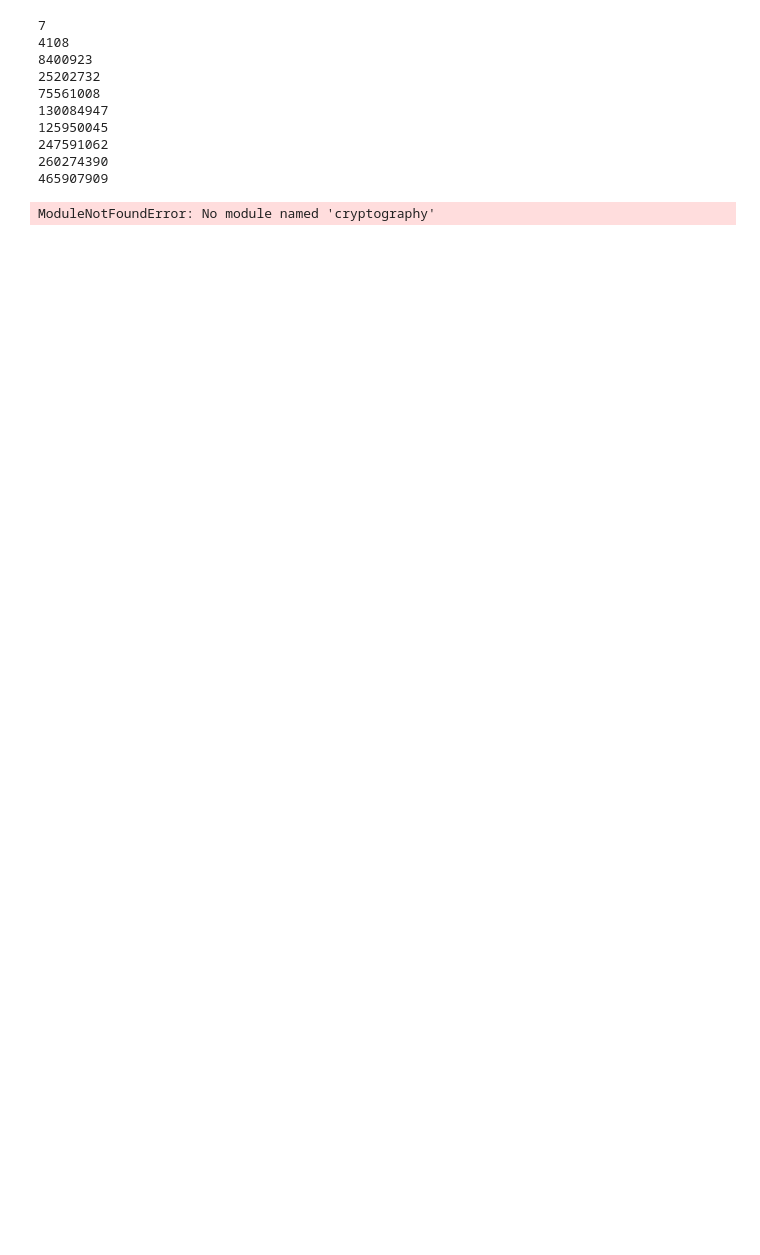
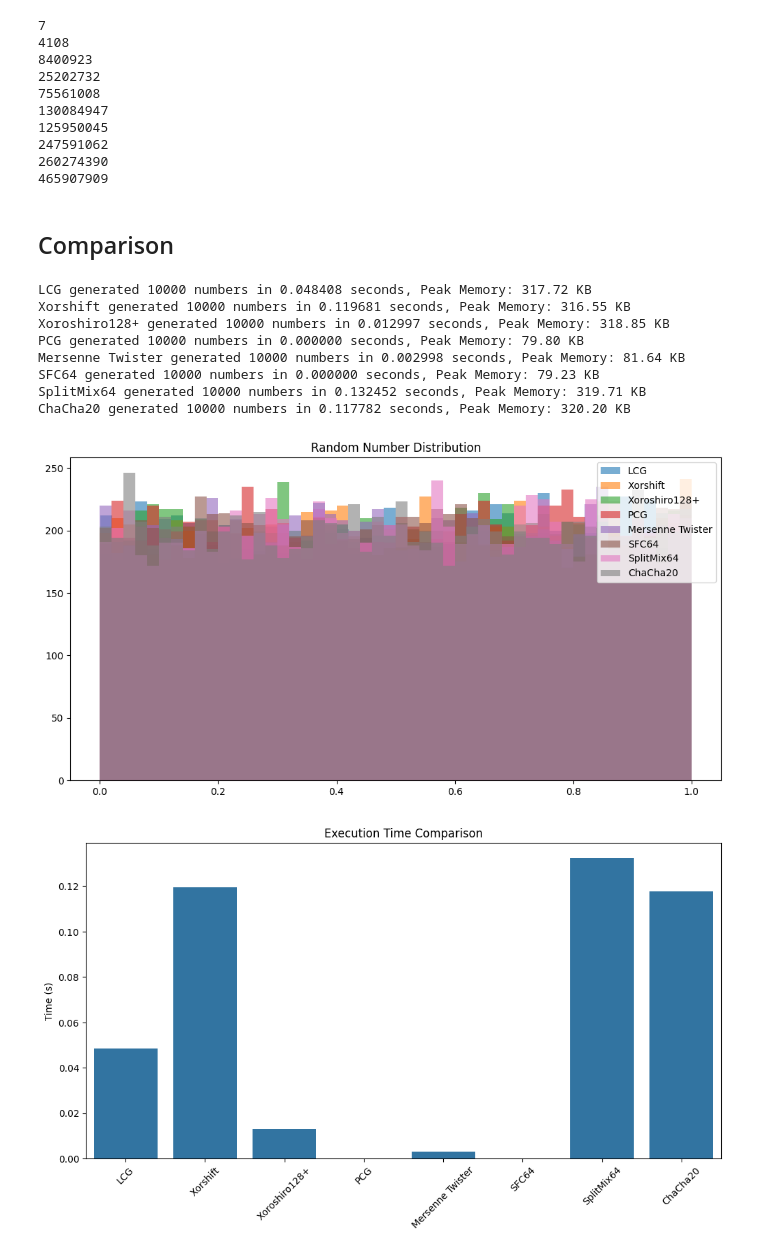
Before and after one commit to madusanakcs/RNG_Algorithms-, a Jupyter notebook: RNG.ipynb, the cells around one changed output. Cells and saved outputs as stored; diff of their text form; code cells hidden in the pictures; blank space fills up the shorter version.

```diff
--- a/RNG.ipynb
+++ b/RNG.ipynb
@@ -252,12 +256,18 @@ if __name__ == "__main__":
 247591062
 260274390
 465907909
+# %% [markdown]
+## Comparison
 # %%
 import numpy as np
 import random
 import time
 import matplotlib.pyplot as plt
+import seaborn as sns
+import tracemalloc
 from numpy.random import MT19937, PCG64, Philox, SFC64
+from secrets import token_bytes
+from cryptography.hazmat.primitives.ciphers import Cipher, algorithms, modes
 
 # Linear Congruential Generator (LCG)
 def lcg(seed=42, a=1664525, c=1013904223, m=2**32, n=10000):
@@ -322,40 +332,75 @@ def splitmix_rng(n=10000, seed=42):
     return [rng.next() for _ in range(n)]
 
 # ChaCha20 RNG
-from secrets import token_bytes
-from cryptography.hazmat.primitives.ciphers import Cipher, algorithms, modes
-
-def chacha20_rng(n=10000, seed=b"0123456789abcdef" * 2):
+def chacha20_rng(n=10000, seed=b"0123456789abcdef0123456789abcdef"):
     key = seed[:32]  # 256-bit key
-    nonce = seed[:12]  # 96-bit nonce
+    nonce = seed[:16]  # 128-bit nonce
     cipher = Cipher(algorithms.ChaCha20(key, nonce), mode=None)
     encryptor = cipher.encryptor()
     rand_nums = [int.from_bytes(encryptor.update(token_bytes(4)), 'big') / 0xFFFFFFFF for _ in range(n)]
     return rand_nums
 
-# Timing and Visualization
+# Timing, Memory, and Visualization
 def evaluate_rng(rng_func, name):
+    tracemalloc.start()
     start_time = time.time()
     numbers = rng_func()
     duration = time.time() - start_time
-    print(f"{name} generated {len(numbers)} numbers in {duration:.6f} seconds")
-    plt.hist(numbers, bins=50, alpha=0.6, label=name)
+    mem_usage = tracemalloc.get_traced_memory()[1]
+    tracemalloc.stop()
+    print(f"{name} generated {len(numbers)} numbers in {duration:.6f} seconds, Peak Memory: {mem_usage / 1024:.2f} KB")
+    return duration, mem_usage, numbers
 
 rng_functions = [
     (lambda: lcg(), "LCG"),
     (lambda: xorshift_rng(), "Xorshift"),
     (lambda: xoroshiro128p(), "Xoroshiro128+"),
     (lambda: pcg_rng(), "PCG"),
     (lambda: mt_rng(), "Mersenne Twister"),
     (lambda: sfc_rng(), "SFC64"),
     (lambda: splitmix_rng(), "SplitMix64"),
     (lambda: chacha20_rng(), "ChaCha20"),
 ]
 
+times = []
+memories = []
+numbers_list = []
+names = []
+
 plt.figure(figsize=(12, 6))
 for func, name in rng_functions:
-    evaluate_rng(func, name)
+    duration, mem_usage, numbers = evaluate_rng(func, name)
+    times.append(duration)
+    memories.append(mem_usage / 1024)  # Convert to KB
+    numbers_list.append(numbers)
+    names.append(name)
+    plt.hist(numbers, bins=50, alpha=0.6, label=name)
 plt.legend()
+plt.title("Random Number Distribution")
 plt.show()
+
+# Performance Comparisons
+plt.figure(figsize=(12, 6))
+sns.barplot(x=names, y=times)
+plt.xticks(rotation=45)
+plt.ylabel("Time (s)")
+plt.title("Execution Time Comparison")
+plt.show()
+
+plt.figure(figsize=(12, 6))
+sns.barplot(x=names, y=memories)
+plt.xticks(rotation=45)
+plt.ylabel("Memory Usage (KB)")
+plt.title("Memory Usage Comparison")
+plt.show()
 # %% [output]
-ModuleNotFoundError: No module named 'cryptography'
+LCG generated 10000 numbers in 0.048408 seconds, Peak Memory: 317.72 KB
+Xorshift generated 10000 numbers in 0.119681 seconds, Peak Memory: 316.55 KB
+Xoroshiro128+ generated 10000 numbers in 0.012997 seconds, Peak Memory: 318.85 KB
+PCG generated 10000 numbers in 0.000000 seconds, Peak Memory: 79.80 KB
+Mersenne Twister generated 10000 numbers in 0.002998 seconds, Peak Memory: 81.64 KB
+SFC64 generated 10000 numbers in 0.000000 seconds, Peak Memory: 79.23 KB
+SplitMix64 generated 10000 numbers in 0.132452 seconds, Peak Memory: 319.71 KB
+ChaCha20 generated 10000 numbers in 0.117782 seconds, Peak Memory: 320.20 KB
+[figure, added]
+[figure, added]
```
Also changed, not shown: parts of 9 cells of this notebook.
